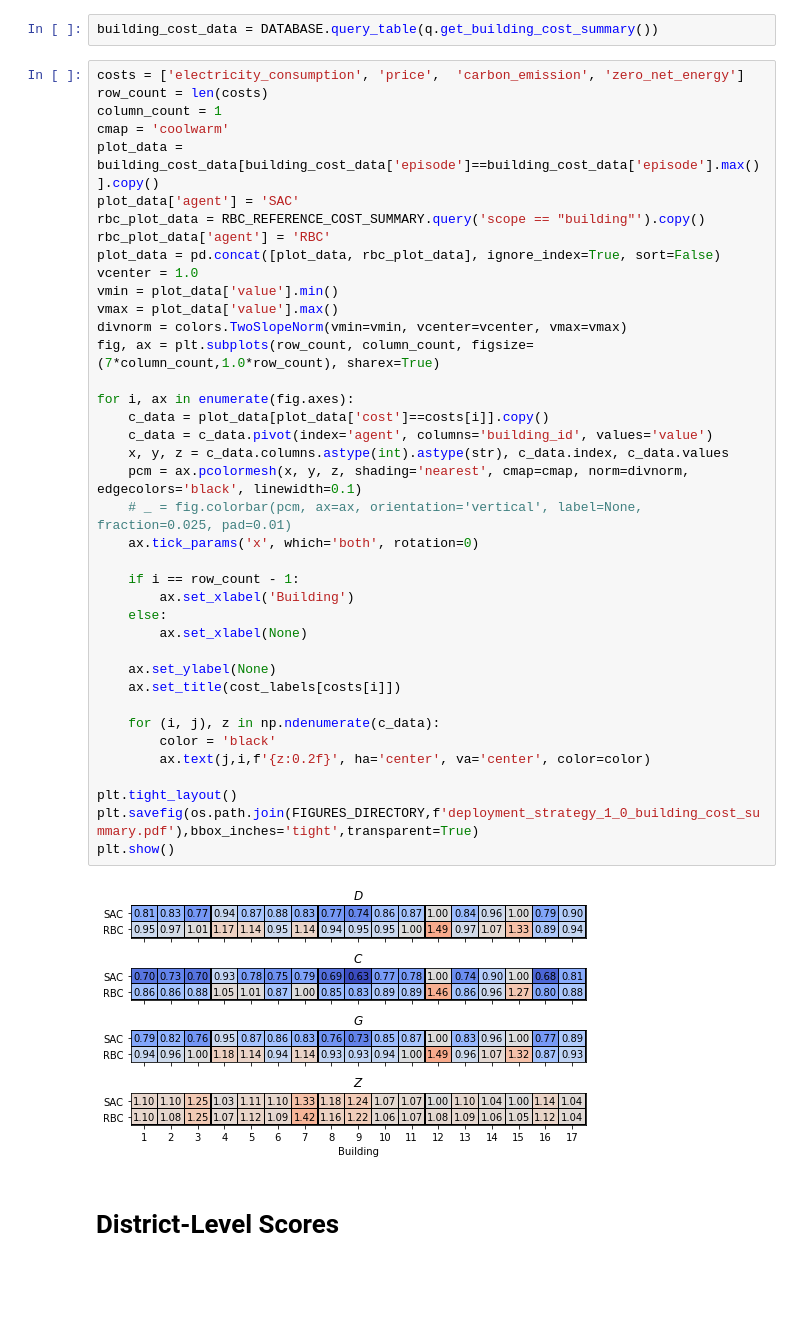
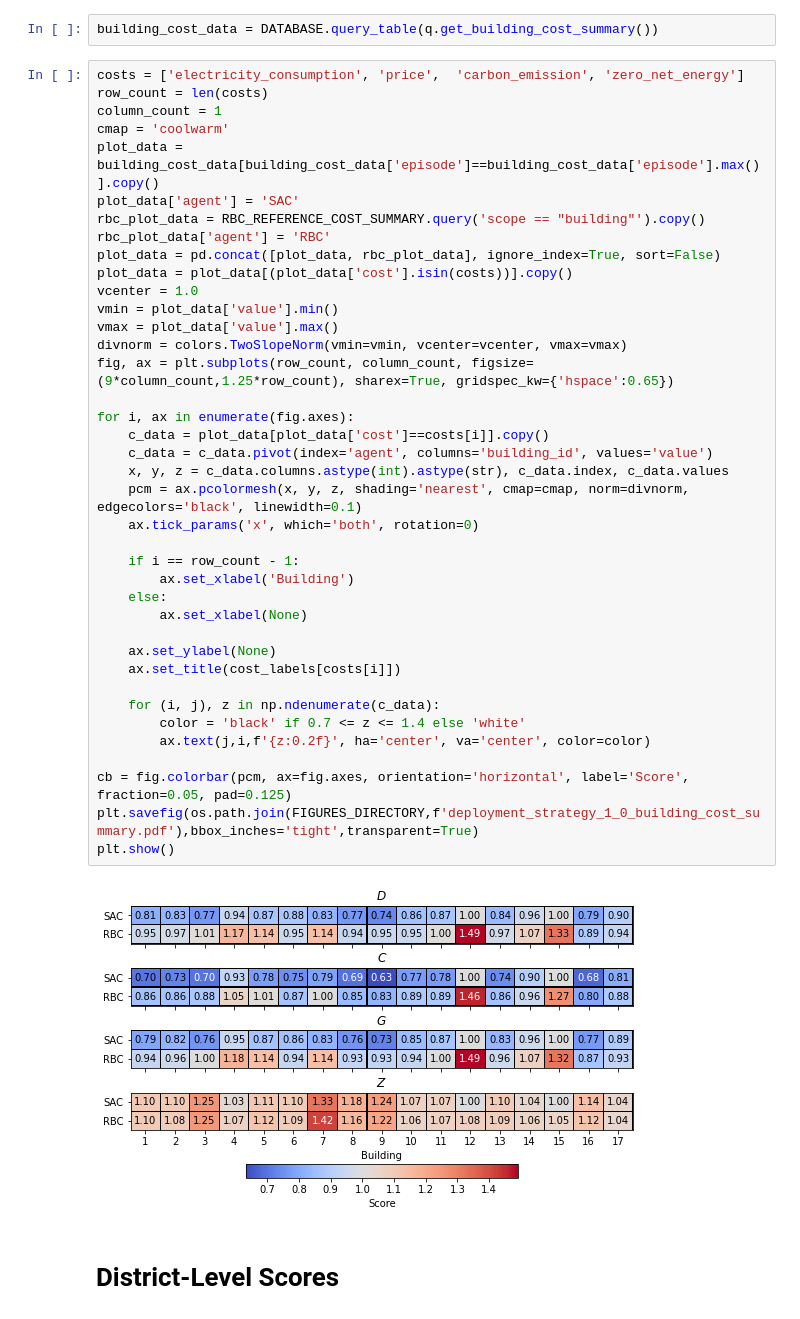
Before and after one commit to intelligent-environments-lab/merlin-apen-2023, a Jupyter notebook: analysis/deployment_strategy_1_0.ipynb, the cells around one changed output. Cells and saved outputs as stored; diff of their text form; blank space fills up the shorter version.

```diff
--- a/analysis/deployment_strategy_1_0.ipynb
+++ b/analysis/deployment_strategy_1_0.ipynb
@@ -72,38 +72,38 @@ plot_data = building_cost_data[building_cost_data['episode']==building_cost_data
 plot_data['agent'] = 'SAC'
 rbc_plot_data = RBC_REFERENCE_COST_SUMMARY.query('scope == "building"').copy()
 rbc_plot_data['agent'] = 'RBC'
 plot_data = pd.concat([plot_data, rbc_plot_data], ignore_index=True, sort=False)
+plot_data = plot_data[(plot_data['cost'].isin(costs))].copy()
 vcenter = 1.0
 vmin = plot_data['value'].min()
 vmax = plot_data['value'].max()
 divnorm = colors.TwoSlopeNorm(vmin=vmin, vcenter=vcenter, vmax=vmax)
-fig, ax = plt.subplots(row_count, column_count, figsize=(7*column_count,1.0*row_count), sharex=True)
+fig, ax = plt.subplots(row_count, column_count, figsize=(9*column_count,1.25*row_count), sharex=True, gridspec_kw={'hspace':0.65})
 
 for i, ax in enumerate(fig.axes):
     c_data = plot_data[plot_data['cost']==costs[i]].copy()
     c_data = c_data.pivot(index='agent', columns='building_id', values='value')
     x, y, z = c_data.columns.astype(int).astype(str), c_data.index, c_data.values
     pcm = ax.pcolormesh(x, y, z, shading='nearest', cmap=cmap, norm=divnorm, edgecolors='black', linewidth=0.1)
-    # _ = fig.colorbar(pcm, ax=ax, orientation='vertical', label=None, fraction=0.025, pad=0.01)
     ax.tick_params('x', which='both', rotation=0)
 
     if i == row_count - 1:
         ax.set_xlabel('Building')
     else:
         ax.set_xlabel(None)
 
     ax.set_ylabel(None)
     ax.set_title(cost_labels[costs[i]])
 
     for (i, j), z in np.ndenumerate(c_data):
-        color = 'black'
+        color = 'black' if 0.7 <= z <= 1.4 else 'white'
         ax.text(j,i,f'{z:0.2f}', ha='center', va='center', color=color)
 
-plt.tight_layout()
+cb = fig.colorbar(pcm, ax=fig.axes, orientation='horizontal', label='Score', fraction=0.05, pad=0.125)
 plt.savefig(os.path.join(FIGURES_DIRECTORY,f'deployment_strategy_1_0_building_cost_summary.pdf'),bbox_inches='tight',transparent=True)
 plt.show()
 # %% [output]
-[figure, old version]
+[figure, new version]
 # %% [markdown]
 # District-Level Scores
 # %%
```
Also changed, not shown: parts of 1 cell of this notebook, 21 other files.
